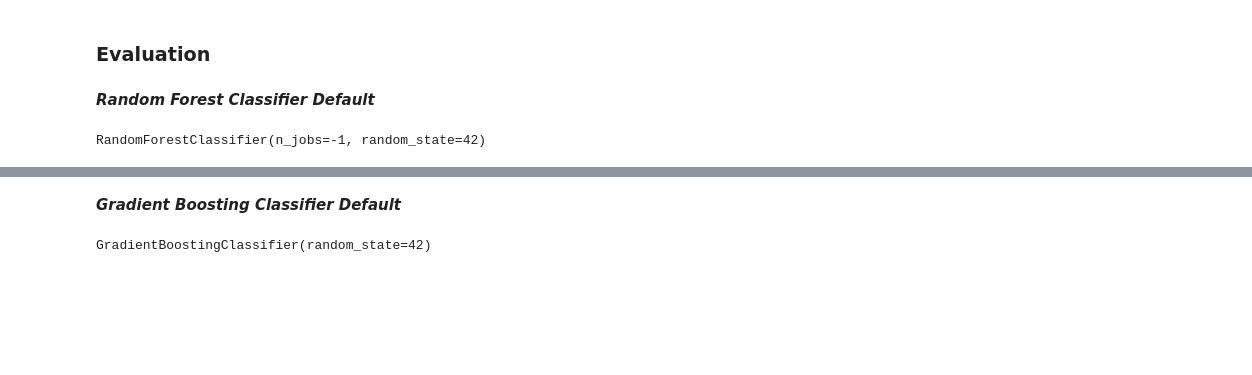
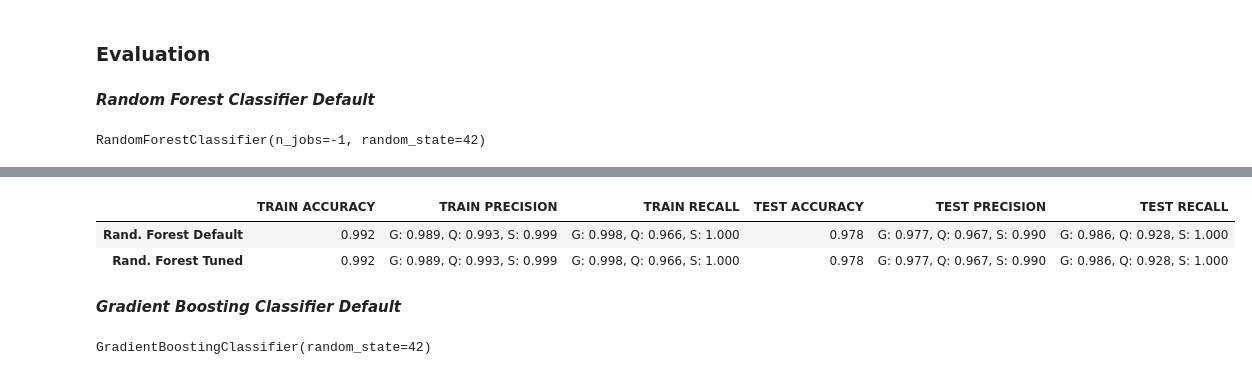
Before and after one commit to john-a-dixon/stellar-object-classification, a Jupyter notebook: stellar.ipynb, the cells around one changed output, grey strips where cells are left out. Saved outputs shown, nothing was run; the diff lists cells and outputs as text; code cells hidden in the pictures; blank space fills up the shorter version.

```diff
--- a/stellar.ipynb
+++ b/stellar.ipynb
@@ -415,3 +447,15 @@ metrics_df = pd.concat([metrics_df, metrics(y_train, y_train_preds, y_test, y_te
+# %%
+rfc_tuned = rfc_grid.best_estimator_
+# Perform predictions on both of these sets
+y_train_preds = rfc_tuned.predict(X_train)
+y_test_preds = rfc_tuned.predict(X_test)
+# %%
+metrics_df = pd.concat([metrics_df, metrics(y_train, y_train_preds, y_test, y_test_preds, "Rand. Forest Tuned")])
+metrics_df
+# %% [output]
+|  | TRAIN ACCURACY | TRAIN PRECISION | TRAIN RECALL | TEST ACCURACY | TEST PRECISION | TEST RECALL |
+| Rand. Forest Default | 0.992 | G: 0.989, Q: 0.993, S: 0.999 | G: 0.998, Q: 0.966, S: 1.000 | 0.978 | G: 0.977, Q: 0.967, S: 0.990 | G: 0.986, Q: 0.928, S: 1.000 |
+| Rand. Forest Tuned | 0.992 | G: 0.989, Q: 0.993, S: 0.999 | G: 0.998, Q: 0.966, S: 1.000 | 0.978 | G: 0.977, Q: 0.967, S: 0.990 | G: 0.986, Q: 0.928, S: 1.000 |
 # %% [markdown]
 **_Gradient Boosting Classifier Default_**
 # %%
```
Also changed, not shown: parts of 6 cells of this notebook.
